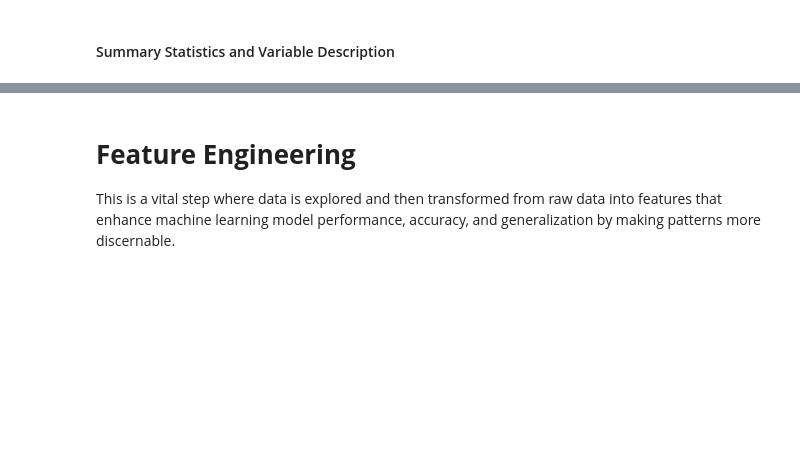
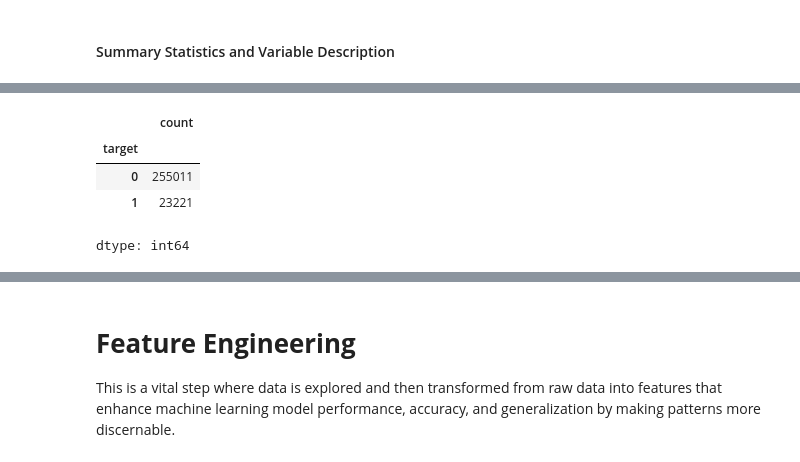
Before and after one commit to kwanda2426/ACML_26_P1, a Jupyter notebook: Models/Starter_notebook.ipynb, the cells around one changed output, grey strips where cells are left out. Cells and saved outputs as stored; diff of their text form; code cells hidden in the pictures; blank space fills up the shorter version.

```diff
--- a/Models/Starter_notebook.ipynb
+++ b/Models/Starter_notebook.ipynb
@@ -191,0 +200,8 @@ df.describe().T
+# %%
+df_main[df_main.name_contract_type == 'Cash loans'].target.value_counts()
+# %% [output]
+|  | count |
+| target |  |
+| 0 | 255011 |
+| 1 | 23221 |
+dtype: int64
```
Also changed, not shown: parts of 2 cells of this notebook.
